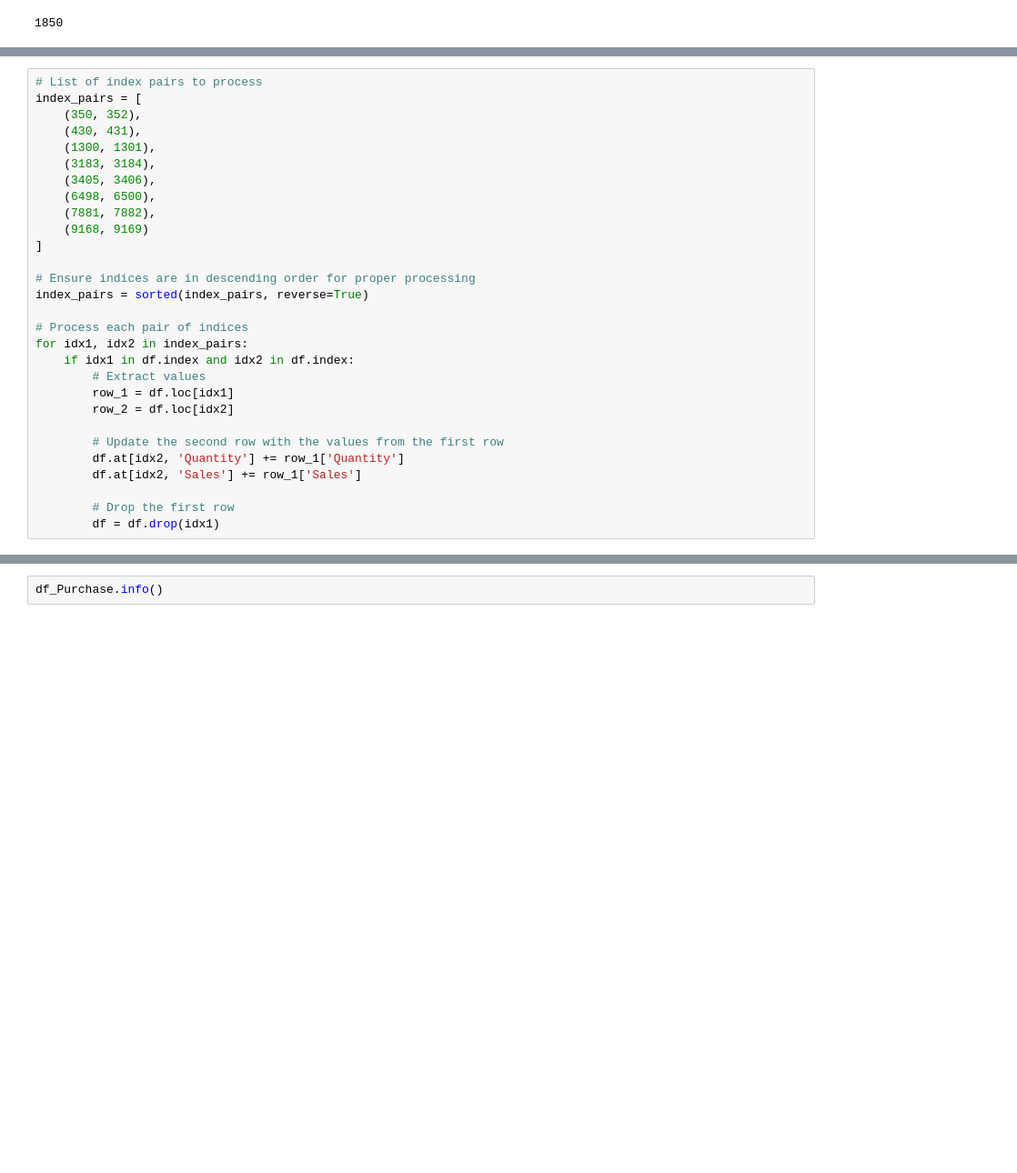
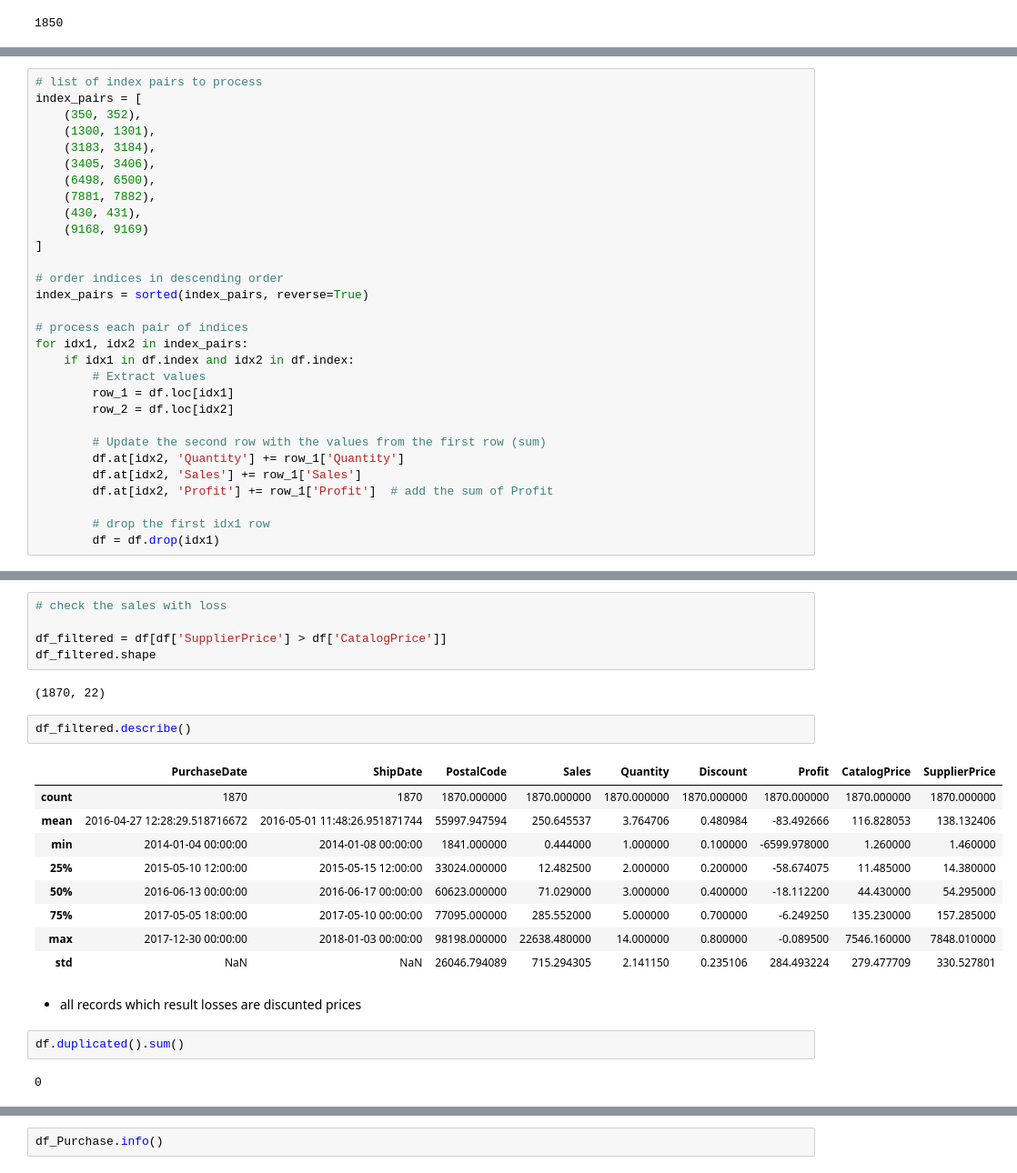
Before and after one commit to airsahin/BI-Analysis-Superstore, a Jupyter notebook: bi_superstore.ipynb, the cells around one changed output, grey strips where cells are left out. Shown: that part at 91% size. Cells and saved outputs as stored; diff of their text form; blank space fills up the shorter version.

```diff
--- a/bi_superstore.ipynb
+++ b/bi_superstore.ipynb
@@ -2151,29 +463,30 @@ df[(df['PurchaseId'] == 'CA-2016-137043') & (df['ProductId'] == 'FUR-FU-10005268
 # %%
-# List of index pairs to process
+# list of index pairs to process
 index_pairs = [
     (350, 352),
-    (430, 431),
     (1300, 1301),
     (3183, 3184),
     (3405, 3406),
     (6498, 6500),
     (7881, 7882),
+    (430, 431),
     (9168, 9169)
 ]
 
-# Ensure indices are in descending order for proper processing
+# order indices in descending order
 index_pairs = sorted(index_pairs, reverse=True)
 
-# Process each pair of indices
+# process each pair of indices
 for idx1, idx2 in index_pairs:
     if idx1 in df.index and idx2 in df.index:
         # Extract values
         row_1 = df.loc[idx1]
         row_2 = df.loc[idx2]
 
-        # Update the second row with the values from the first row
+        # Update the second row with the values from the first row (sum)
         df.at[idx2, 'Quantity'] += row_1['Quantity']
         df.at[idx2, 'Sales'] += row_1['Sales']
+        df.at[idx2, 'Profit'] += row_1['Profit']  # add the sum of Profit
 
-        # Drop the first row
+        # drop the first idx1 row
         df = df.drop(idx1)
@@ -2196,0 +517,25 @@ duplicates.head()
+# %%
+# check the sales with loss
+
+df_filtered = df[df['SupplierPrice'] > df['CatalogPrice']]
+df_filtered.shape
+# %% [output]
+(1870, 22)
+# %%
+df_filtered.describe()
+# %% [output]
+|  | PurchaseDate | ShipDate | PostalCode | Sales | Quantity | Discount | Profit | CatalogPrice | SupplierPrice |
+| count | 1870 | 1870 | 1870.000000 | 1870.000000 | 1870.000000 | 1870.000000 | 1870.000000 | 1870.000000 | 1870.000000 |
+| mean | 2016-04-27 12:28:29.518716672 | 2016-05-01 11:48:26.951871744 | 55997.947594 | 250.645537 | 3.764706 | 0.480984 | -83.492666 | 116.828053 | 138.132406 |
+| min | 2014-01-04 00:00:00 | 2014-01-08 00:00:00 | 1841.000000 | 0.444000 | 1.000000 | 0.100000 | -6599.978000 | 1.260000 | 1.460000 |
+| 25% | 2015-05-10 12:00:00 | 2015-05-15 12:00:00 | 33024.000000 | 12.482500 | 2.000000 | 0.200000 | -58.674075 | 11.485000 | 14.380000 |
+| 50% | 2016-06-13 00:00:00 | 2016-06-17 00:00:00 | 60623.000000 | 71.029000 | 3.000000 | 0.400000 | -18.112200 | 44.430000 | 54.295000 |
+| 75% | 2017-05-05 18:00:00 | 2017-05-10 00:00:00 | 77095.000000 | 285.552000 | 5.000000 | 0.700000 | -6.249250 | 135.230000 | 157.285000 |
+| max | 2017-12-30 00:00:00 | 2018-01-03 00:00:00 | 98198.000000 | 22638.480000 | 14.000000 | 0.800000 | -0.089500 | 7546.160000 | 7848.010000 |
+| std | NaN | NaN | 26046.794089 | 715.294305 | 2.141150 | 0.235106 | 284.493224 | 279.477709 | 330.527801 |
+# %% [markdown]
+* all records which result losses are discunted prices
+# %%
+df.duplicated().sum()
+# %% [output]
+0
```
Also changed, not shown: parts of 231 cells of this notebook, 1 other file.
